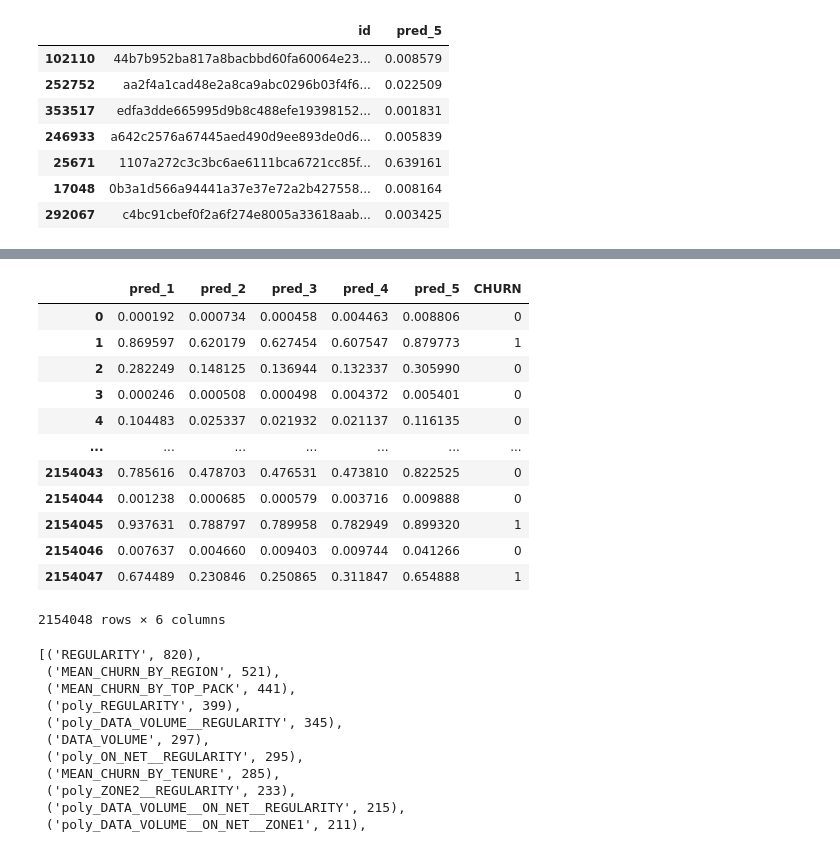
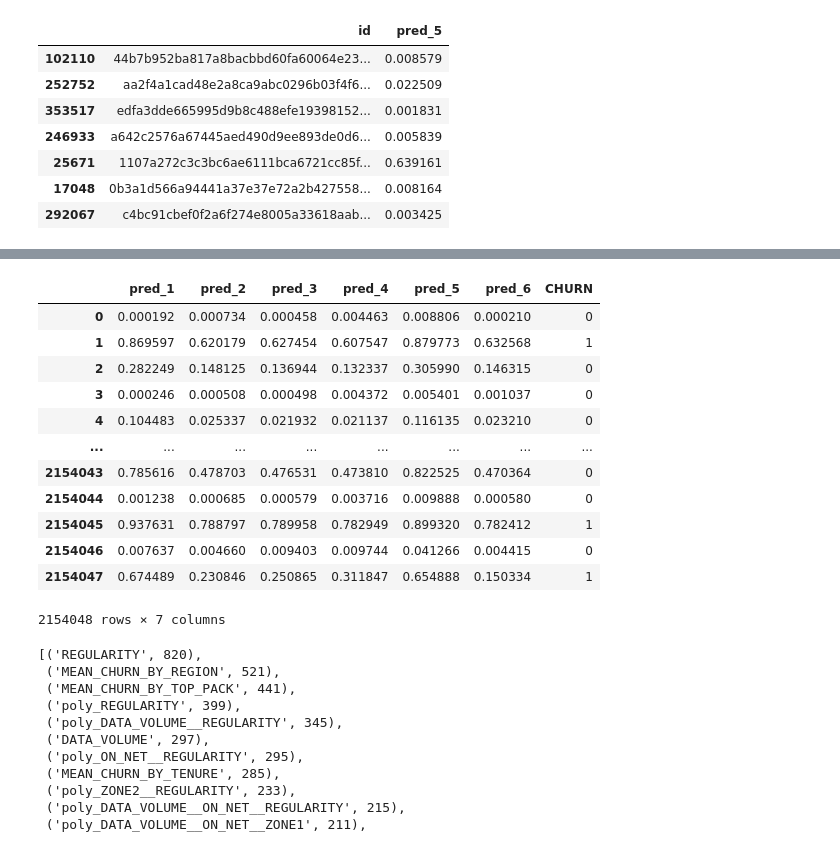
Before and after one commit to feeeper/zindi-expresso-churn-prediction-challenge, a Jupyter notebook: xgb-lgb-cb-blending.ipynb, the cells around one changed output, grey strips where cells are left out. Drawn from its saved outputs; the diff is of its cells as text; code cells hidden in the pictures.

```diff
--- a/xgb-lgb-cb-blending.ipynb
+++ b/xgb-lgb-cb-blending.ipynb
@@ -895,24 +895,28 @@ df2 = pd.read_csv("./data/train_pred_2.csv")
 df3 = pd.read_csv("./data/train_pred_3.csv")
 df4 = pd.read_csv("./data/train_pred_4.csv")
 df5 = pd.read_csv("./data/train_pred_5.csv")
+df6 = pd.read_csv("./data/train_pred_6.csv")
 
 df_test1 = pd.read_csv("./data/test_pred_1.csv")
 df_test2 = pd.read_csv("./data/test_pred_2.csv")
 df_test3 = pd.read_csv("./data/test_pred_3.csv")
 df_test4 = pd.read_csv("./data/test_pred_4.csv")
 df_test5 = pd.read_csv("./data/test_pred_5.csv")
+df_test6 = pd.read_csv("./data/test_pred_6.csv")
 
 df = df.merge(df1, left_on='user_id', right_on="id", how="left")
 df = df.merge(df2, left_on='user_id', right_on="id", how="left")
 df = df.merge(df3, left_on='user_id', right_on="id", how="left")
 df = df.merge(df4, left_on='user_id', right_on="id", how="left")
 df = df.merge(df5, left_on='user_id', right_on="id", how="left")
+df = df.merge(df6, left_on='user_id', right_on="id", how="left")
 
 df_test = df_test.merge(df_test1, left_on='user_id', right_on="id", how="left")
 df_test = df_test.merge(df_test2, left_on='user_id', right_on="id", how="left")
 df_test = df_test.merge(df_test3, left_on='user_id', right_on="id", how="left")
 df_test = df_test.merge(df_test4, left_on='user_id', right_on="id", how="left")
 df_test = df_test.merge(df_test5, left_on='user_id', right_on="id", how="left")
+df_test = df_test.merge(df_test6, left_on='user_id', right_on="id", how="left")
 
 df.head()
 # %% [output]
@@ -936,19 +940,19 @@ df_test.head()
 # %%
-df[["pred_1", "pred_2", "pred_3", "pred_4", "pred_5", 'CHURN']]
+df[["pred_1", "pred_2", "pred_3", "pred_4", "pred_5", "pred_6", 'CHURN']]
 # %% [output]
-|  | pred_1 | pred_2 | pred_3 | pred_4 | pred_5 | CHURN |
-| 0 | 0.000192 | 0.000734 | 0.000458 | 0.004463 | 0.008806 | 0 |
-| 1 | 0.869597 | 0.620179 | 0.627454 | 0.607547 | 0.879773 | 1 |
-| 2 | 0.282249 | 0.148125 | 0.136944 | 0.132337 | 0.305990 | 0 |
-| 3 | 0.000246 | 0.000508 | 0.000498 | 0.004372 | 0.005401 | 0 |
-| 4 | 0.104483 | 0.025337 | 0.021932 | 0.021137 | 0.116135 | 0 |
-| ... | ... | ... | ... | ... | ... | ... |
-| 2154043 | 0.785616 | 0.478703 | 0.476531 | 0.473810 | 0.822525 | 0 |
-| 2154044 | 0.001238 | 0.000685 | 0.000579 | 0.003716 | 0.009888 | 0 |
-| 2154045 | 0.937631 | 0.788797 | 0.789958 | 0.782949 | 0.899320 | 1 |
-| 2154046 | 0.007637 | 0.004660 | 0.009403 | 0.009744 | 0.041266 | 0 |
-| 2154047 | 0.674489 | 0.230846 | 0.250865 | 0.311847 | 0.654888 | 1 |
+|  | pred_1 | pred_2 | pred_3 | pred_4 | pred_5 | pred_6 | CHURN |
+| 0 | 0.000192 | 0.000734 | 0.000458 | 0.004463 | 0.008806 | 0.000210 | 0 |
+| 1 | 0.869597 | 0.620179 | 0.627454 | 0.607547 | 0.879773 | 0.632568 | 1 |
+| 2 | 0.282249 | 0.148125 | 0.136944 | 0.132337 | 0.305990 | 0.146315 | 0 |
+| 3 | 0.000246 | 0.000508 | 0.000498 | 0.004372 | 0.005401 | 0.001037 | 0 |
+| 4 | 0.104483 | 0.025337 | 0.021932 | 0.021137 | 0.116135 | 0.023210 | 0 |
+| ... | ... | ... | ... | ... | ... | ... | ... |
+| 2154043 | 0.785616 | 0.478703 | 0.476531 | 0.473810 | 0.822525 | 0.470364 | 0 |
+| 2154044 | 0.001238 | 0.000685 | 0.000579 | 0.003716 | 0.009888 | 0.000580 | 0 |
+| 2154045 | 0.937631 | 0.788797 | 0.789958 | 0.782949 | 0.899320 | 0.782412 | 1 |
+| 2154046 | 0.007637 | 0.004660 | 0.009403 | 0.009744 | 0.041266 | 0.004415 | 0 |
+| 2154047 | 0.674489 | 0.230846 | 0.250865 | 0.311847 | 0.654888 | 0.150334 | 1 |
-2154048 rows × 6 columns
+2154048 rows × 7 columns
 # %%
 sorted(dict(zip(lgb_model.feature_name_, lgb_model.feature_importances_)).items(), key=lambda x: -x[1])
 # %% [output]
```
Also changed, not shown: parts of 4 cells of this notebook, 2 other files.
